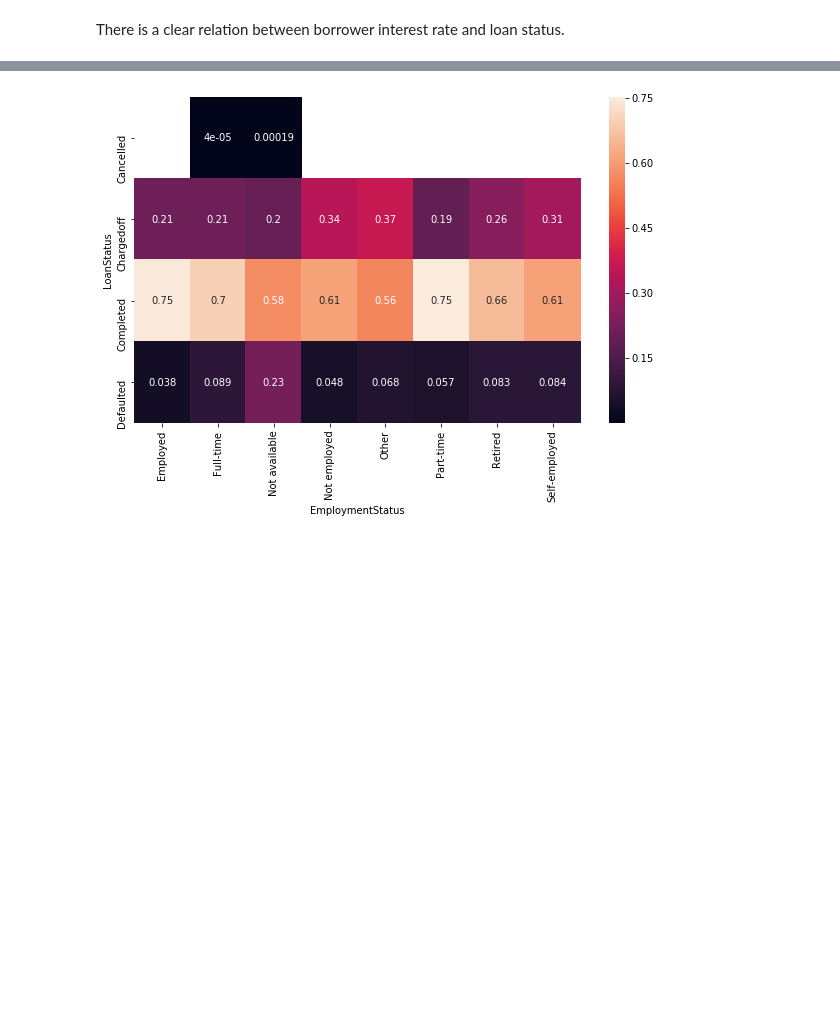
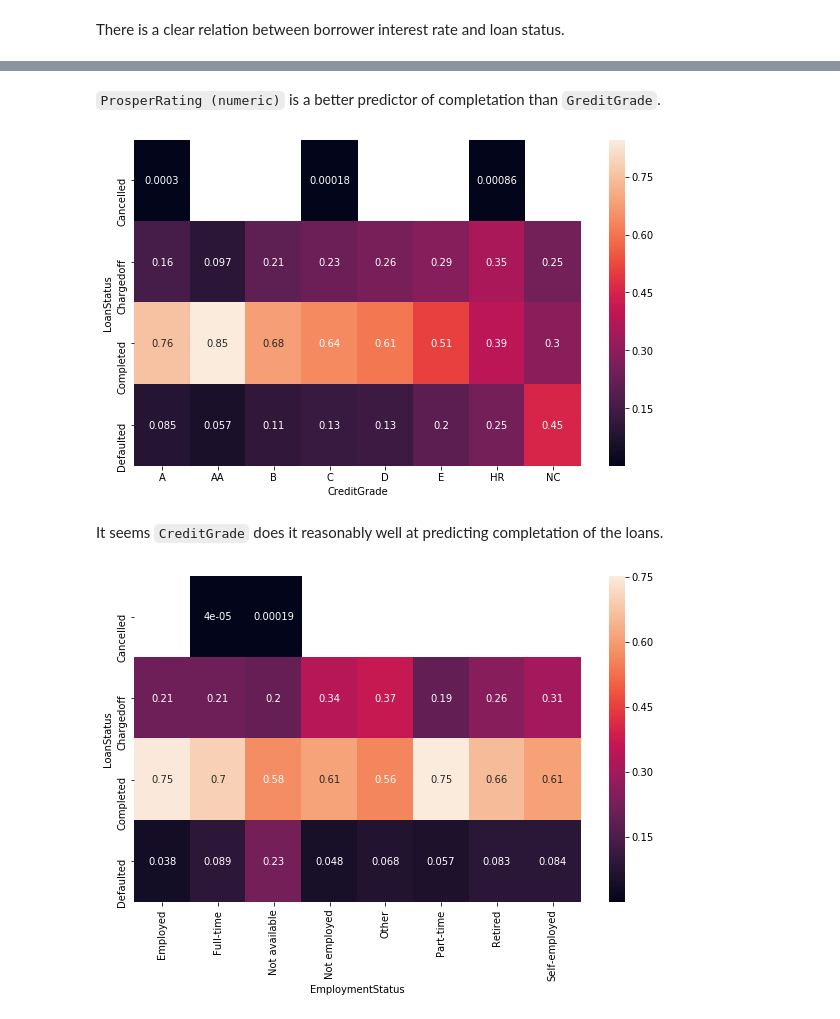
Before and after one commit to eduardoburgoa/prosper-loan, a Jupyter notebook: prosperLoanData_exploration.ipynb, the cells around one changed output, grey strips where cells are left out. Cells and saved outputs as stored; diff of their text form; code cells hidden in the pictures; blank space fills up the shorter version.

```diff
--- a/prosperLoanData_exploration.ipynb
+++ b/prosperLoanData_exploration.ipynb
@@ -494,3 +527,15 @@ There is a clear relation between borrower interest rate and loan status.
+# %% [markdown]
+`ProsperRating (numeric)` is a better predictor of completation than `GreditGrade`.
+# %%
+totals = df_closed.groupby('CreditGrade')['ListingKey'].count()
+proportion = (df_closed.groupby(['LoanStatus', 'CreditGrade'])['ListingKey'].count()/totals).unstack()
+
+plt.figure(figsize=[10, 6])
+sb.heatmap(data=proportion, annot=True);
+# %% [output]
+[figure, added]
+# %% [markdown]
+It seems `CreditGrade` does it reasonably well at predicting completation of the loans.
 # %%
 emp_totals = df_closed.groupby('EmploymentStatus')['ListingKey'].count()
 proportion = (df_closed.groupby(['LoanStatus', 'EmploymentStatus'])['ListingKey'].count()/emp_totals).unstack()
```
Also changed, not shown: parts of 16 cells of this notebook.
